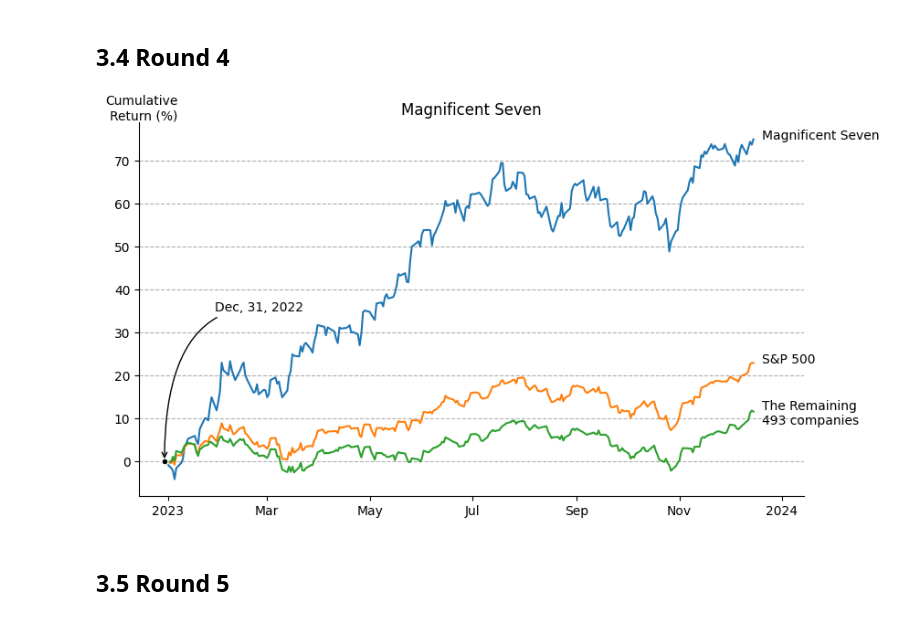
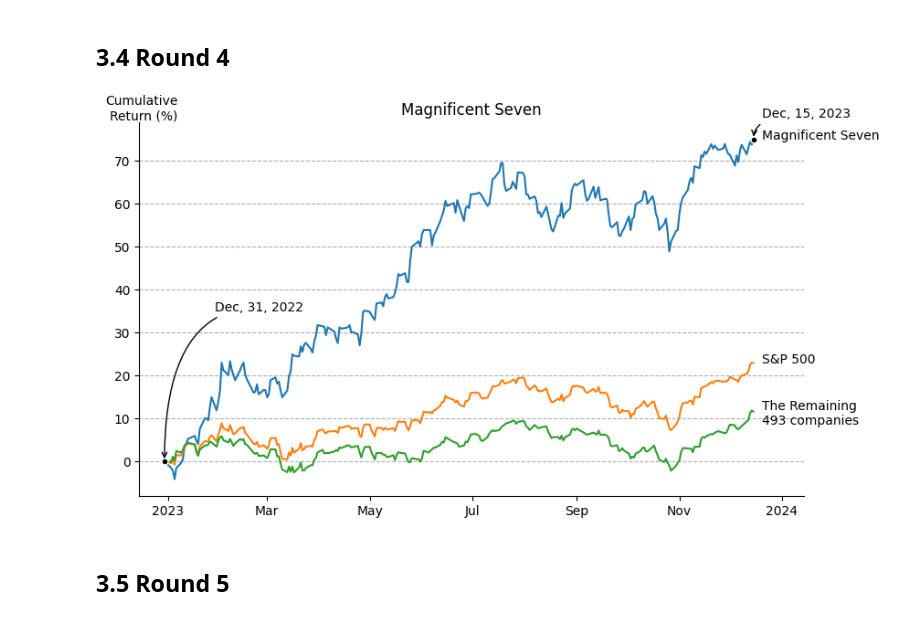
Before and after one commit to HzyBetty/Data-Visualization-Practice, a Jupyter notebook: docs/part_2/mag7.ipynb, the cells around one changed output. Drawn from its saved outputs; the diff is of its cells as text; code cells hidden in the pictures.

```diff
--- a/docs/part_2/mag7.ipynb
+++ b/docs/part_2/mag7.ipynb
@@ -232,7 +232,7 @@ ax.annotate(
           )
 )
 
-# plot the first datapoint as a dot and annotate
+# plot the first datapoint as a dot and annotate it
 ax.plot(mag7_df["date"].iloc[0], mag7_df["mag7"].iloc[0], marker="o", markersize=5, markeredgecolor="white", color="black")
 ax.annotate(
     text = "Dec, 31, 2022",
@@ -242,38 +242,50 @@ ax.annotate(
           ),
     arrowprops=dict(arrowstyle="->", connectionstyle="angle3, angleA=0, angleB=90")
 )
+
+# plot the last datapoint as a dot and annotate it
+ax.plot(mag7_df["date"].iloc[-1], mag7_df["mag7"].iloc[-1], marker="o", markersize=5, markeredgecolor="white", color="black")
+ax.annotate(
+    text = "Dec, 15, 2023",
+    xy = (mag7_df["date"].iloc[-1], mag7_df["mag7"].iloc[-1]),
+    xytext=(mag7_df["date"].iloc[-1] + pd.Timedelta("5 days"),
+           mag7_df["mag7"].iloc[-1]+5,
+          ),
+    arrowprops=dict(arrowstyle="->", connectionstyle="angle3, angleA=0, angleB=90")
+)
+
 
 # remove x-axis label
 ax.set_xlabel("")
 
 # remove legend
 ax.legend().set_visible(False)
 
 # hide top and right spines
 ax.spines['top'].set_visible(False)
 ax.spines['right'].set_visible(False)
 
 # add y grid
 ax.grid(axis="y", linestyle="--")
 
 ax.set_title("Magnificent Seven")
 
 
 
 
 
-# add the last data point of the magnificent seven as a dot and annotate it
+
 # improve title
 # add caption
 # add the figure size
 # remove tight_layout()
 
 
 
 
 plt.show()
 # %% [output]
-[figure, old version]
+[figure, new version]
 # %% [markdown]
 ## 3.5 Round 5
 # %%
```
